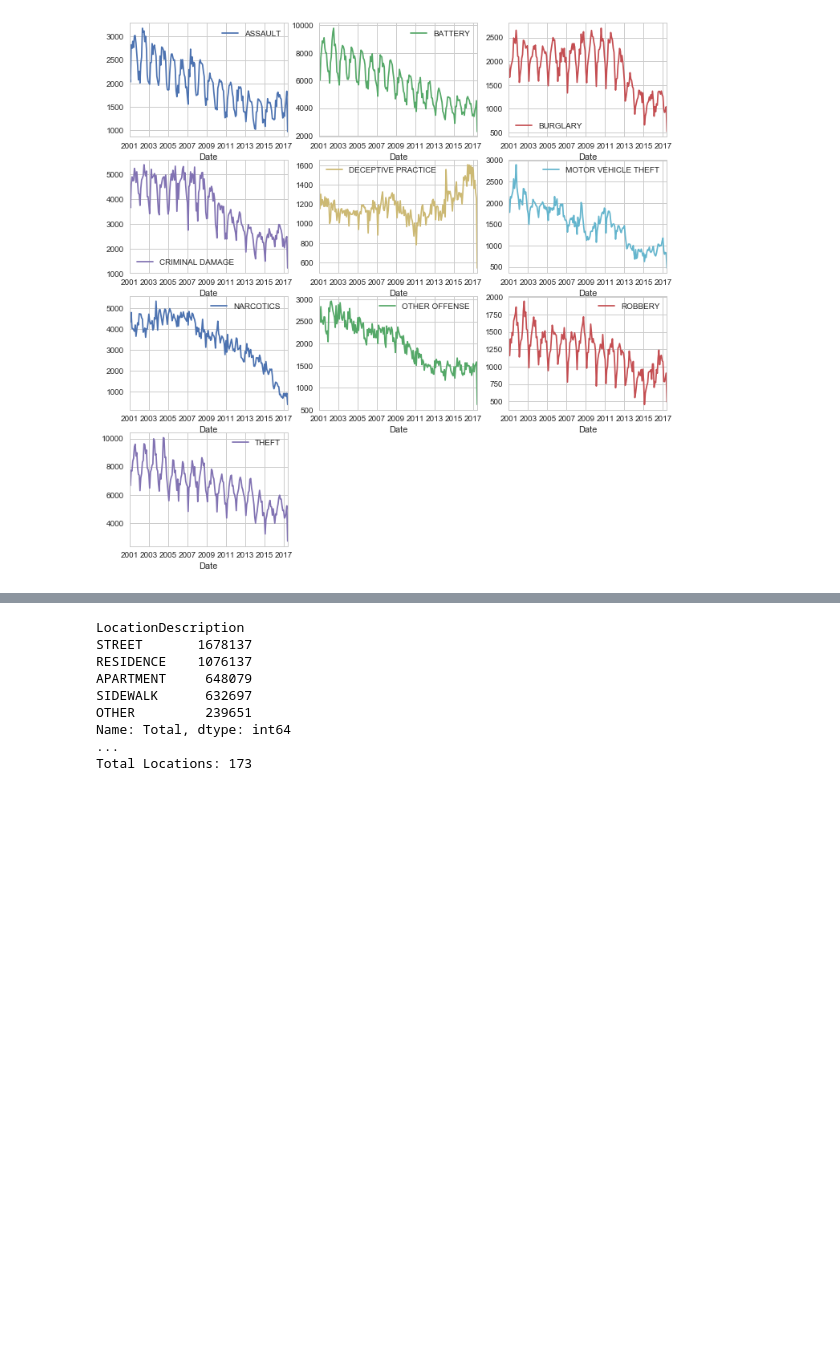
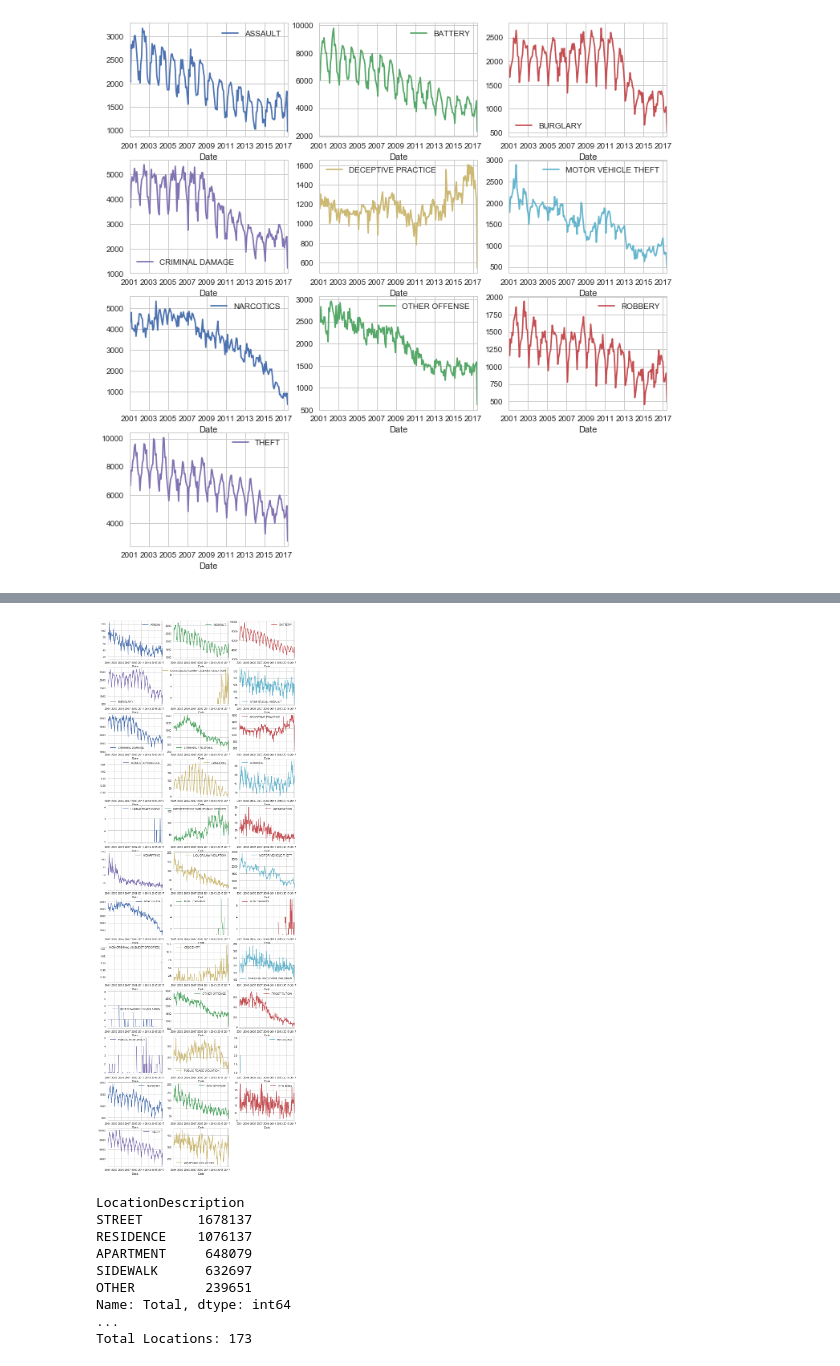
Before and after one commit to RandomFractals/ChicagoCrimes, a Jupyter notebook: notebooks/all-chicago-crime-charts.ipynb, the cells around one changed output, grey strips where cells are left out. Saved outputs shown, nothing was run; the diff lists cells and outputs as text; code cells hidden in the pictures; blank space fills up the shorter version.

Commit message:
added separate subplots for each crime type

```diff
--- a/notebooks/all-chicago-crime-charts.ipynb
+++ b/notebooks/all-chicago-crime-charts.ipynb
@@ -276,3 +277,15 @@ top_crime_data.plot(figsize=(12, 12), subplots=True, layout=(-1, 3), sharex=Fals
 plt.show()
 # %% [output]
 [figure]
+# %%
+%%time
+# get all crime data by month and primary type
+crimes_groupby = crime_types.groupby([pd.TimeGrouper('M'), 'PrimaryType'])
+all_crime_data = crimes_groupby['PrimaryType'].count().compute().rename('Count')
+print(all_crime_data.head(10))
+print('...')
+
+# unstack all crimes data for series plotting
+all_crime_data = all_crime_data.unstack()
+print(all_crime_data.head(2))
+print('...')
@@ -279,3 +310,9 @@ plt.show()
+# %%
+# plot all crimes over time individually
+all_crime_data.plot(figsize=(12, 36), subplots=True, layout=(-1, 3), sharex=False, sharey=False)
+plt.show()
+# %% [output]
+[figure, added]
 # %%
 # get crime location counts
 crime_locations = crimes.groupby('LocationDescription').size().compute()
```
Also changed, not shown: parts of 9 cells of this notebook.
